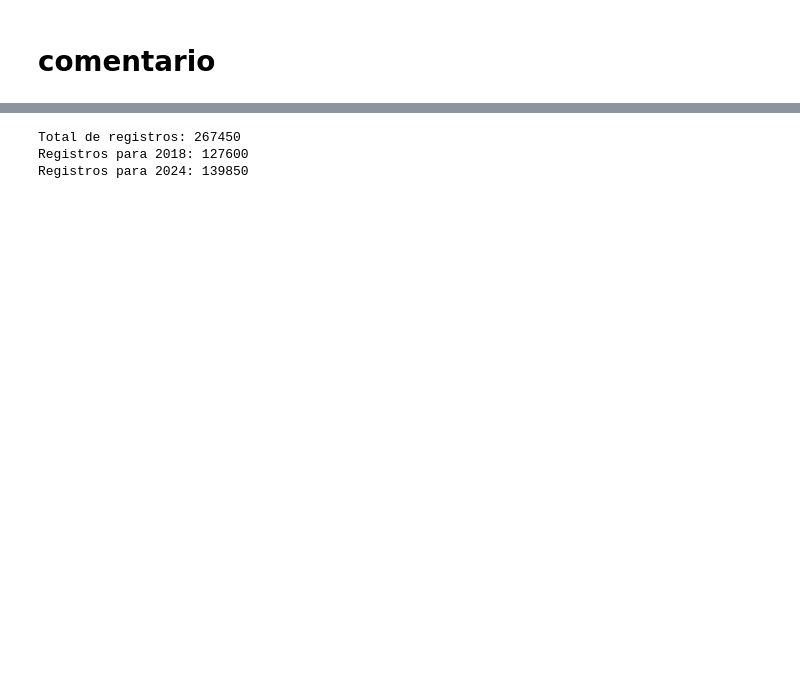
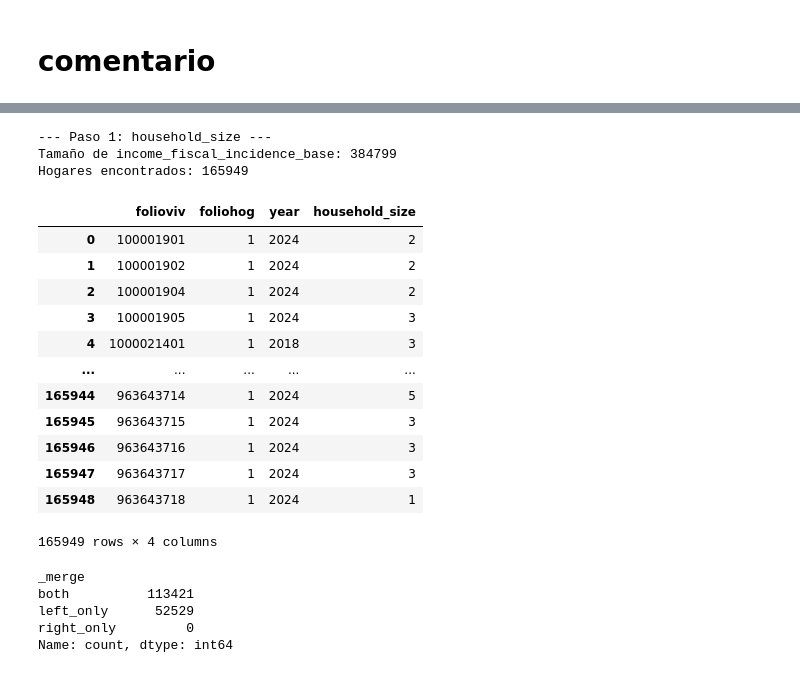
Before and after one commit to JesusSanchezM/3.-Mapping-the-Fiscal-Burden, a Jupyter notebook: fiscal_incidence_project/notebooks/03_final_merge.ipynb, the cells around one changed output, grey strips where cells are left out. Saved outputs shown, nothing was run; the diff lists cells and outputs as text; code cells hidden in the pictures; blank space fills up the shorter version.

```diff
--- a/fiscal_incidence_project/notebooks/03_final_merge.ipynb
+++ b/fiscal_incidence_project/notebooks/03_final_merge.ipynb
@@ -144,8 +30,52 @@ Saved base_final.csv
-# %%
-print(f"Total de registros: {len(individual_base)}")
-print(f"Registros para 2018: {len(individual_base[individual_base['year'] == 2018])}")
-print(f"Registros para 2024: {len(individual_base[individual_base['year'] == 2024])}")
-# %% [output]
-Total de registros: 267450
-Registros para 2018: 127600
-Registros para 2024: 139850
+# %%
+import pandas as pd
+
+# ==========================================================
+# 1. Número de integrantes por hogar (según income_fiscal_incidence_base)
+# ==========================================================
+
+print("\n--- Paso 1: household_size ---")
+print(f"Tamaño de income_fiscal_incidence_base: {len(income_fiscal_incidence_base)}")
+
+household_size = (
+    income_fiscal_incidence_base
+    .groupby(["folioviv", "foliohog", "year"])
+    .size()
+    .reset_index(name="household_size")
+)
+
+print(f"Hogares encontrados: {len(household_size)}")
+
+household_size
+# %% [output]
+--- Paso 1: household_size ---
+Tamaño de income_fiscal_incidence_base: 384799
+Hogares encontrados: 165949
+|  | folioviv | foliohog | year | household_size |
+| 0 | 100001901 | 1 | 2024 | 2 |
+| 1 | 100001902 | 1 | 2024 | 2 |
+| 2 | 100001904 | 1 | 2024 | 2 |
+| 3 | 100001905 | 1 | 2024 | 3 |
+| 4 | 1000021401 | 1 | 2018 | 3 |
+| ... | ... | ... | ... | ... |
+| 165944 | 963643714 | 1 | 2024 | 5 |
+| 165945 | 963643715 | 1 | 2024 | 3 |
+| 165946 | 963643716 | 1 | 2024 | 3 |
+| 165947 | 963643717 | 1 | 2024 | 3 |
+| 165948 | 963643718 | 1 | 2024 | 1 |
+165949 rows × 4 columns
+# %%
+check = iva_hogar.merge(
+    household_size,
+    on=["folioviv", "foliohog", "year"],
+    how="left",
+    indicator=True
+)
+
+print(check["_merge"].value_counts())
+# %% [output]
+_merge
+both          113421
+left_only      52529
+right_only         0
+Name: count, dtype: int64
```
Also changed, not shown: parts of 10 cells of this notebook, 1 other file.
